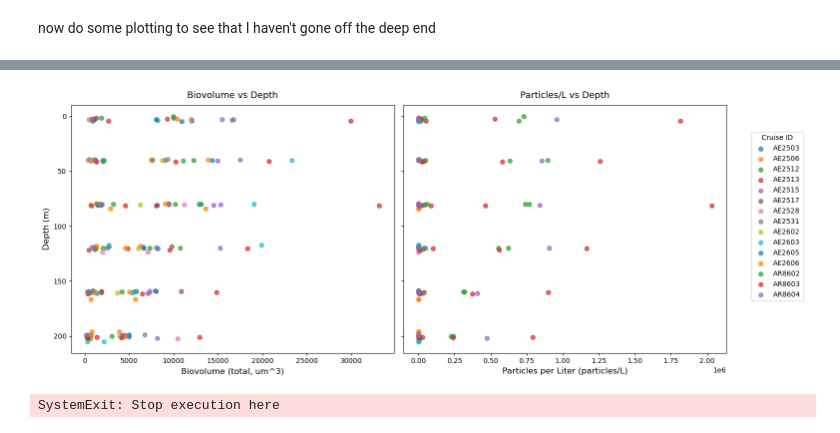
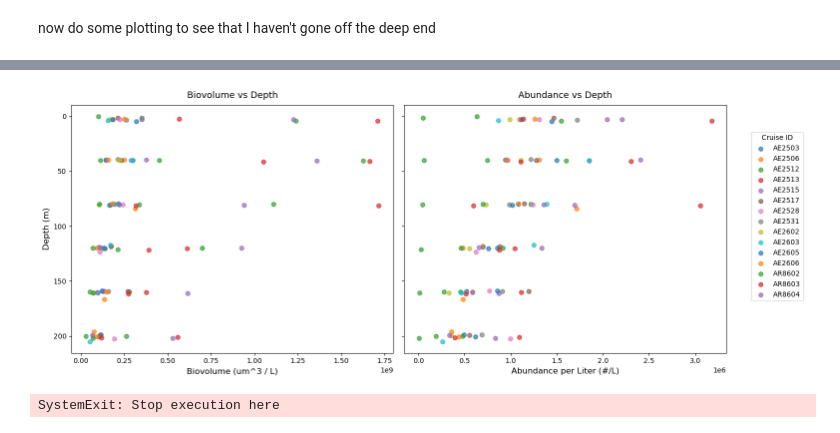
Before and after one commit to BIOS-SCOPE/BWrepos, a Jupyter notebook: convertSeaBASStoCMAP_v2.ipynb, the cells around one changed output, grey strips where cells are left out. Drawn from its saved outputs; the diff is of its cells as text; code cells hidden in the pictures.

```diff
--- a/convertSeaBASStoCMAP_v2.ipynb
+++ b/convertSeaBASStoCMAP_v2.ipynb
@@ -550,0 +589,32 @@ plt.show()
+# %%
+# 1. Initialize the figure and axis
+fig, ax = plt.subplots(figsize=(10, 6))
+
+# 2. Group by category and plot each subset to automatically apply unique colors
+grouped = df.groupby('data_provider_category_manual')
+
+for name, group in grouped:
+    ax.scatter(
+        group['abundance_perL'],
+        group['biovolume_perL'],
+        label=name,
+        alpha=0.7,
+        edgecolors='none',
+        s=40  # Dot size
+    )
+
+ax.set_xscale('log')
+ax.set_yscale('log')
+
+# 4. Add labels, title, and styling
+ax.set_xlabel('number per L', fontsize=12)
+ax.set_ylabel('biovolume per L', fontsize=12)
+ax.set_title('abundance vs biovolume', fontsize=14, pad=15)
+ax.grid(True, linestyle='--', alpha=0.5)
+
+# 5. Place the legend outside the plot box so it doesn't overlap data points
+ax.legend(title='group', bbox_to_anchor=(1.05, 1), loc='upper left')
+ax.set_xscale('log')
+
+plt.tight_layout()
+plt.show()
@@ -552,7 +624,7 @@ plt.show()
 #what if I only plot one group and use colors for cruise?
 
 # 1. Filter the DataFrame for 'diatoms' only
-df_diatoms = df[df['data_provider_category_manual'] == 'redpico']
+df_diatoms = df[df['data_provider_category_manual'] == 'rednano']
 
 # 2. Create the side-by-side subplots
 fig, (ax1, ax2) = plt.subplots(1, 2, figsize=(14, 6), sharey=True)
@@ -564,45 +636,45 @@ grouped_cruise = df_diatoms.groupby('cruise')
 for cruise_name, group in grouped_cruise:
     # Subplot 1: Biovolume vs Depth for this cruise
     ax1.scatter(
-        group['biovolume'],
+        group['biovolume_perL'],
         group['depth'],
         label=cruise_name,
         alpha=0.7,
         s=40
     )
 
     # Subplot 2: Particles per Liter vs Depth for this cruise
     ax2.scatter(
-        group['particles_perL'],
+        group['abundance_perL'],
         group['depth'],
         label=cruise_name,
         alpha=0.7,
         s=40
     )
 
 # 5. Invert Y-axis so deeper values are at the bottom
 ax1.invert_yaxis()
 
 # 6. Format Subplot 1 (Biovolume)
-ax1.set_xlabel('Biovolume (total, um^3)', fontsize=12)
+ax1.set_xlabel('Biovolume (um^3 / L)', fontsize=12)
 ax1.set_ylabel('Depth (m)', fontsize=12)
 ax1.set_title('Biovolume vs Depth', fontsize=13, pad=10)
 # ax1.grid(True, linestyle='--', alpha=0.5)
 #ax1.set_xscale('log')
 
 # 7. Format Subplot 2 (Particles per Liter)
-ax2.set_xlabel('Particles per Liter (particles/L)', fontsize=12)
-ax2.set_title('Particles/L vs Depth', fontsize=13, pad=10)
+ax2.set_xlabel('Abundance per Liter (#/L)', fontsize=12)
+ax2.set_title('Abundance vs Depth', fontsize=13, pad=10)
 # ax2.grid(True, linestyle='--', alpha=0.5)
 
 # 8. Add a single, shared legend for the cruises to the right
 handles, labels = ax1.get_legend_handles_labels()
 fig.legend(handles, labels, title='Cruise ID', bbox_to_anchor=(1.02, 0.85), loc='upper left')
 
 plt.tight_layout()
 plt.show()
 # %% [output]
-[figure, old version]
+[figure, new version]
 # %%
 '''
 Work on the second sheet: metadata about the variables; use the CMAP dataset template to setup the dataframe
```
Also changed, not shown: parts of 14 cells of this notebook, 2 other files.
